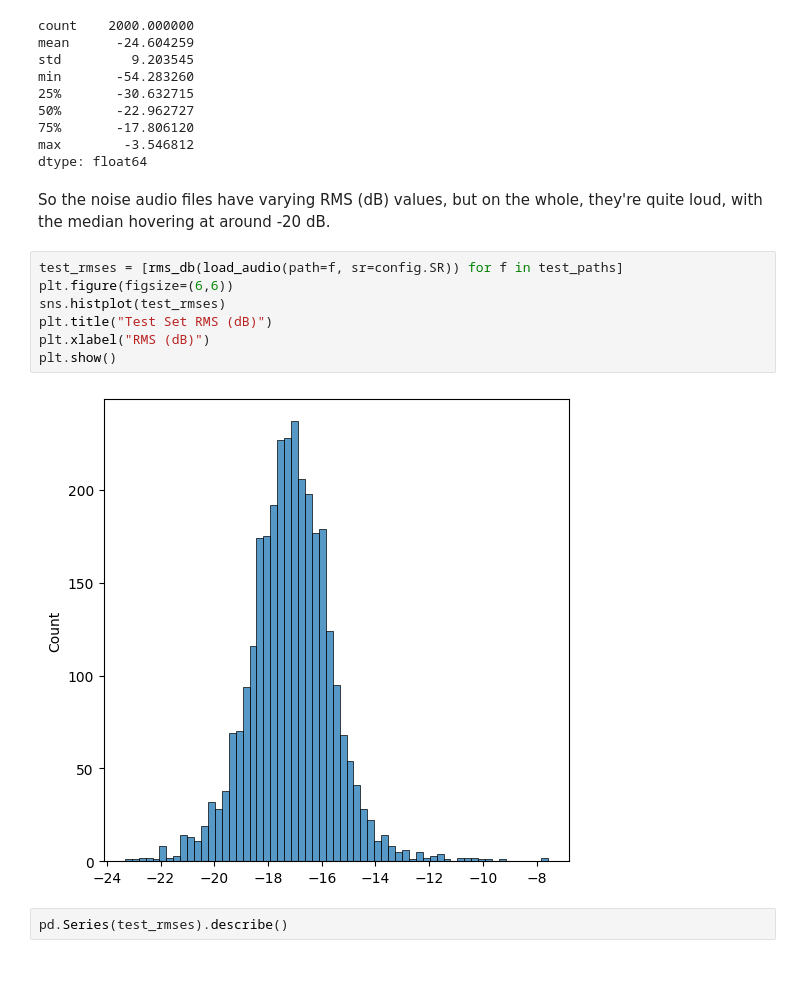
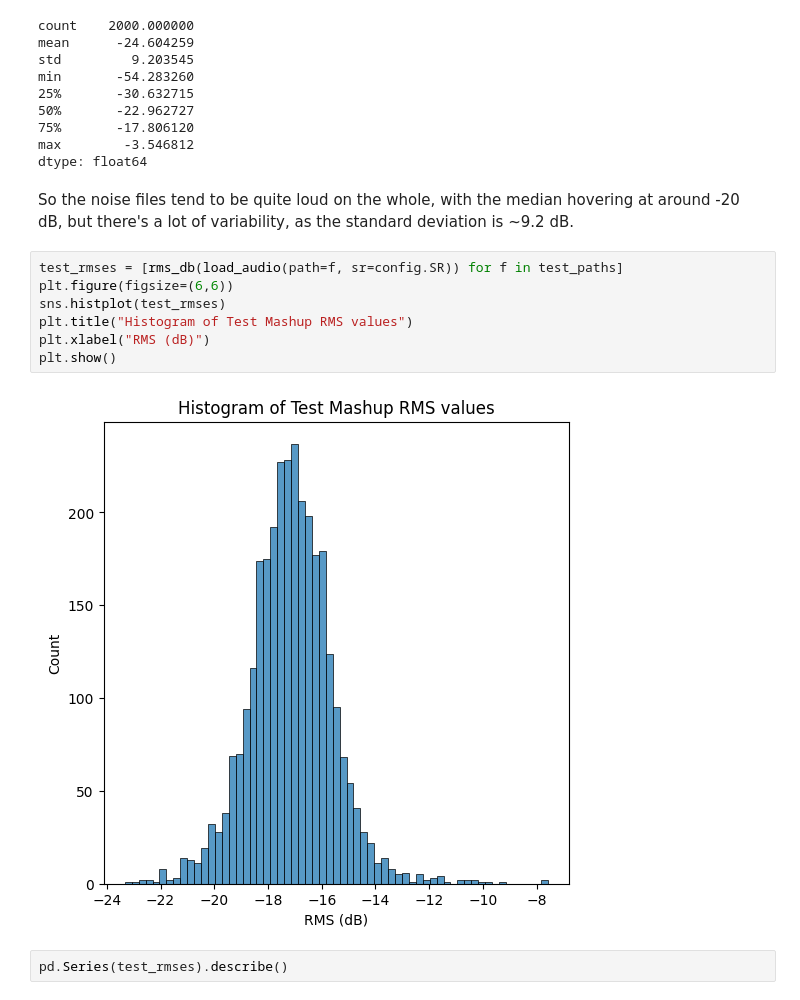
Before and after one commit to 24f2008014/dl-genai-project-26-t1, a Jupyter notebook: notebooks/eda.ipynb, the cells around one changed output. Saved outputs shown, nothing was run; the diff lists cells and outputs as text; blank space fills up the shorter version.

```diff
--- a/notebooks/eda.ipynb
+++ b/notebooks/eda.ipynb
@@ -199,16 +192,16 @@ min       -54.283260
 max        -3.546812
 dtype: float64
 # %% [markdown]
-So the noise audio files have varying RMS (dB) values, but on the whole, they're quite loud, with the median hovering at around -20 dB.
+So the noise files tend to be quite loud on the whole, with the median hovering at around -20 dB, but there's a lot of variability, as the standard deviation is ~9.2 dB.
 # %%
 test_rmses = [rms_db(load_audio(path=f, sr=config.SR)) for f in test_paths]
 plt.figure(figsize=(6,6))
 sns.histplot(test_rmses)
-plt.title("Test Set RMS (dB)")
+plt.title("Histogram of Test Mashup RMS values")
 plt.xlabel("RMS (dB)")
 plt.show()
 # %% [output]
-[figure, old version]
+[figure, new version]
 # %%
 pd.Series(test_rmses).describe()
 # %% [output]
```
Also changed, not shown: parts of 5 cells of this notebook.
